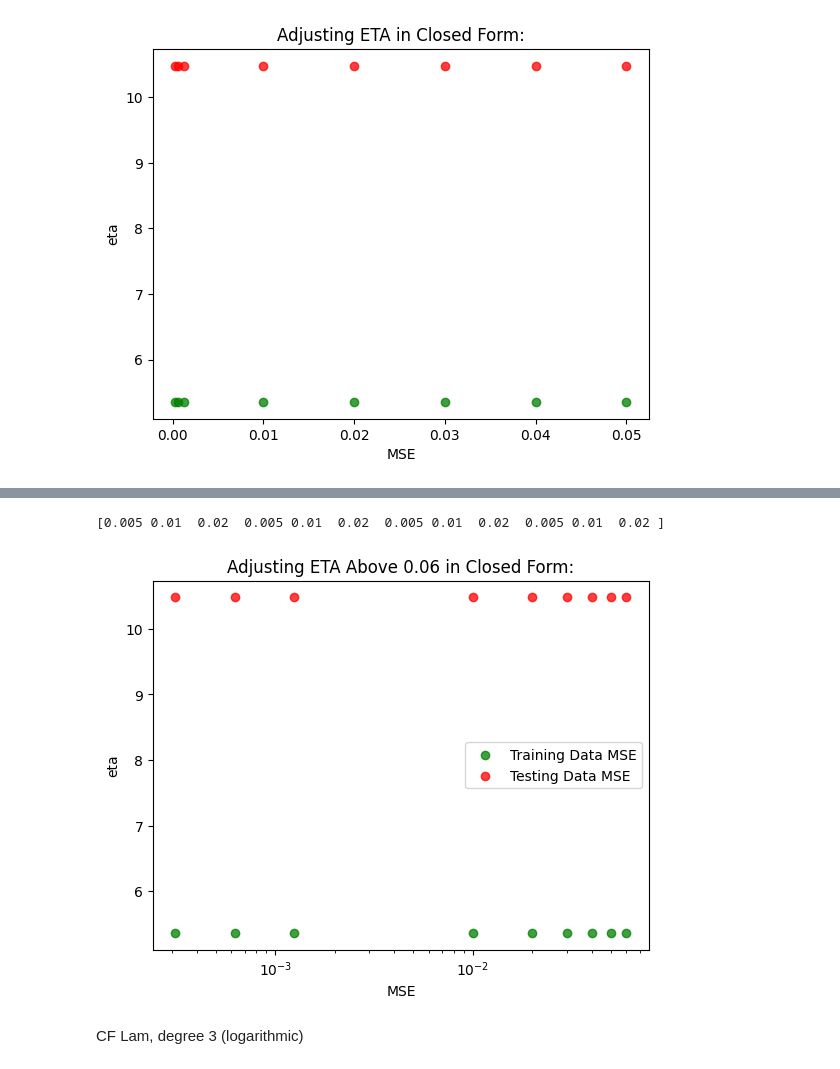
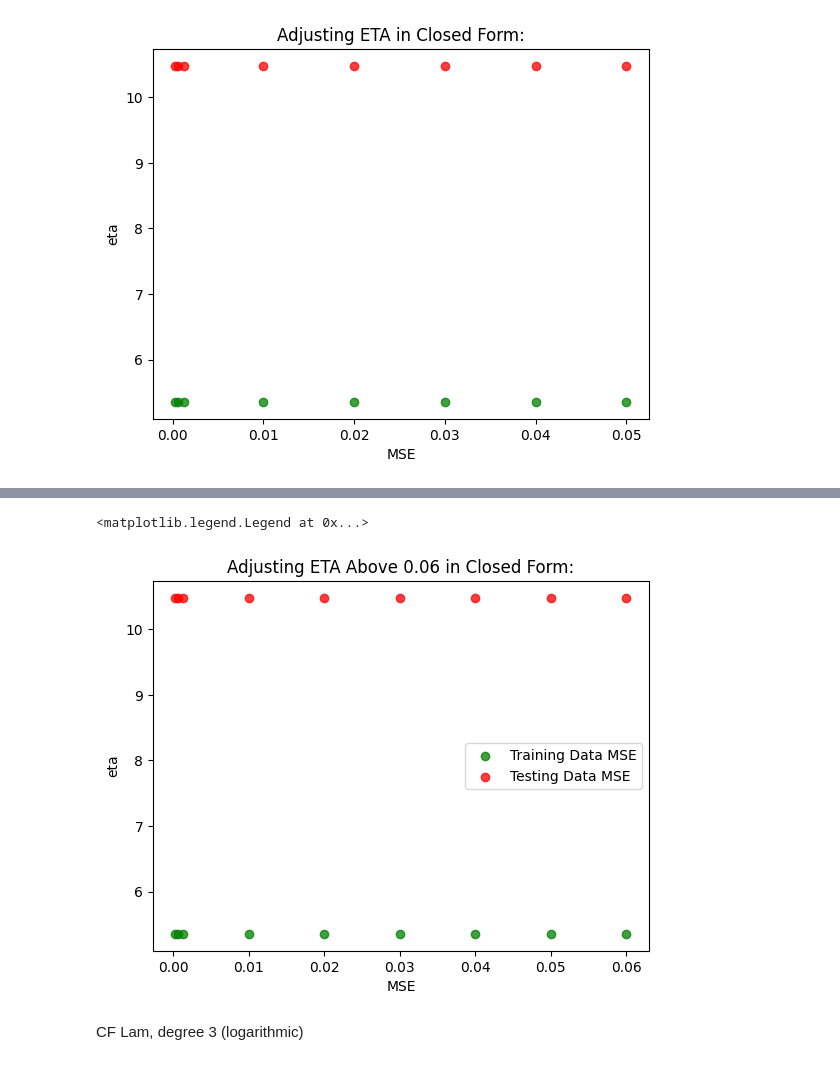
Before and after one commit to schuywalker/ML_homework, a Jupyter notebook: prog4/code_linear_regression/hyperparameter_tests.ipynb, the cells around one changed output, grey strips where cells are left out. Saved outputs shown, nothing was run; the diff lists cells and outputs as text; code cells hidden in the pictures.

```diff
--- a/prog4/code_linear_regression/hyperparameter_tests.ipynb
+++ b/prog4/code_linear_regression/hyperparameter_tests.ipynb
@@ -115,24 +109,19 @@ print(etaValues)
-# %%
-x = np.array(etaValues)
-print(x)
-# %% [output]
-[0.005 0.01  0.02  0.005 0.01  0.02  0.005 0.01  0.02  0.005 0.01  0.02 ]
 # %%
 # CLOSED FORM ETA TEST w/ OUTLIER
-x = np.array(etaValues)
+
 maxTrain = max(trainedMSE)
 maxTest = max(testMSE)
 maxY = max(maxTrain,maxTest)
 # print(maxY)
-plt.scatter(x,trainedMSE,c="green",alpha=0.75,label="Training Data MSE")
-plt.scatter(x,testMSE,c="red",alpha=0.75,label="Testing Data MSE")
+plt.scatter(etaValues,trainedMSE,c="green",alpha=0.75,label="Training Data MSE")
+plt.scatter(etaValues,testMSE,c="red",alpha=0.75,label="Testing Data MSE")
 plt.xlabel('MSE')
 plt.ylabel('eta')
 plt.title("Adjusting ETA Above 0.06 in Closed Form:")
 plt.legend()
-plt.xscale('log')
 # %% [output]
+<matplotlib.legend.Legend at 0x...>
-[figure, old version]
+[figure, new version]
 # %% [markdown]
 CF Lam, degree 3 (logarithmic)
 # %%
```
Also changed, not shown: parts of 30 cells of this notebook, 17 other files.
